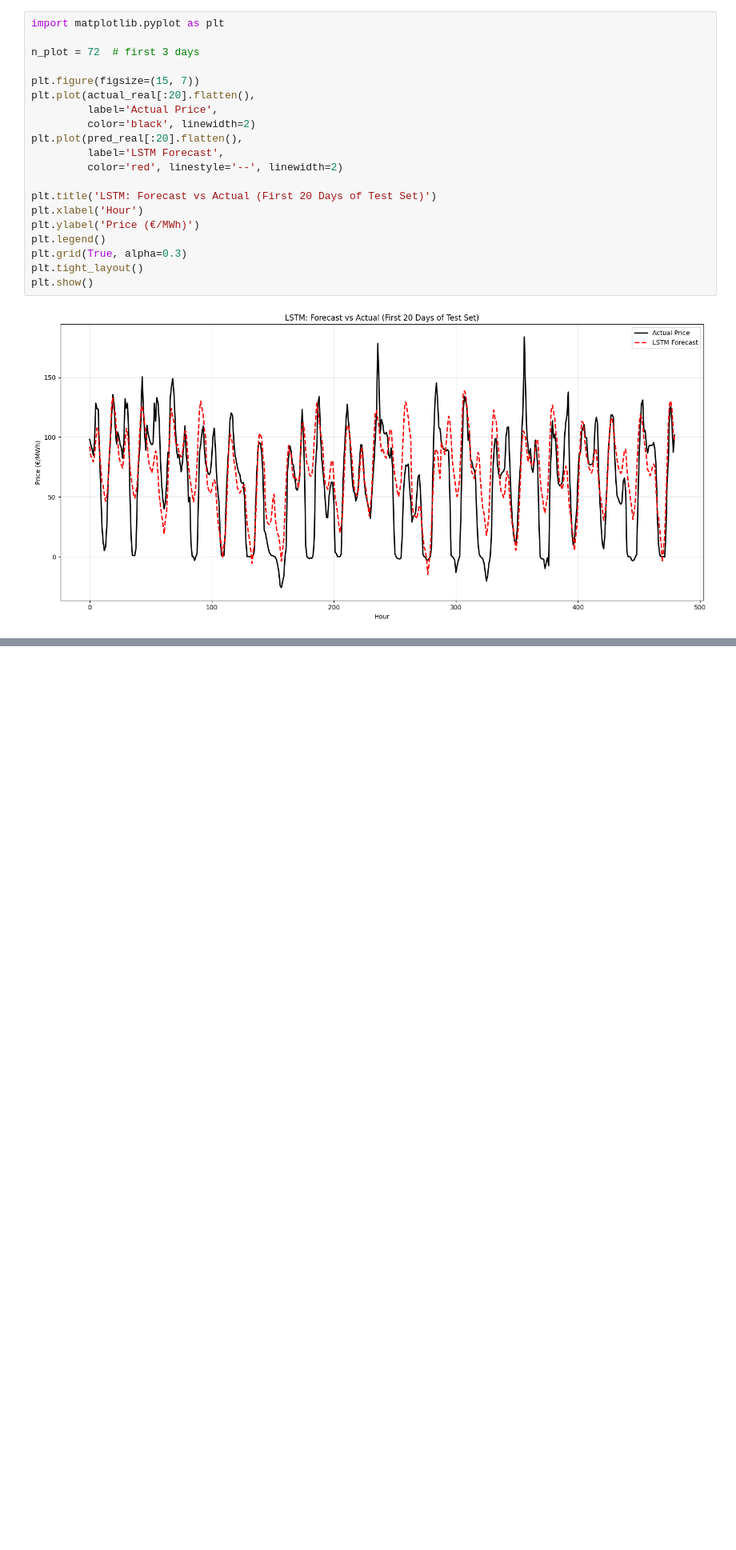
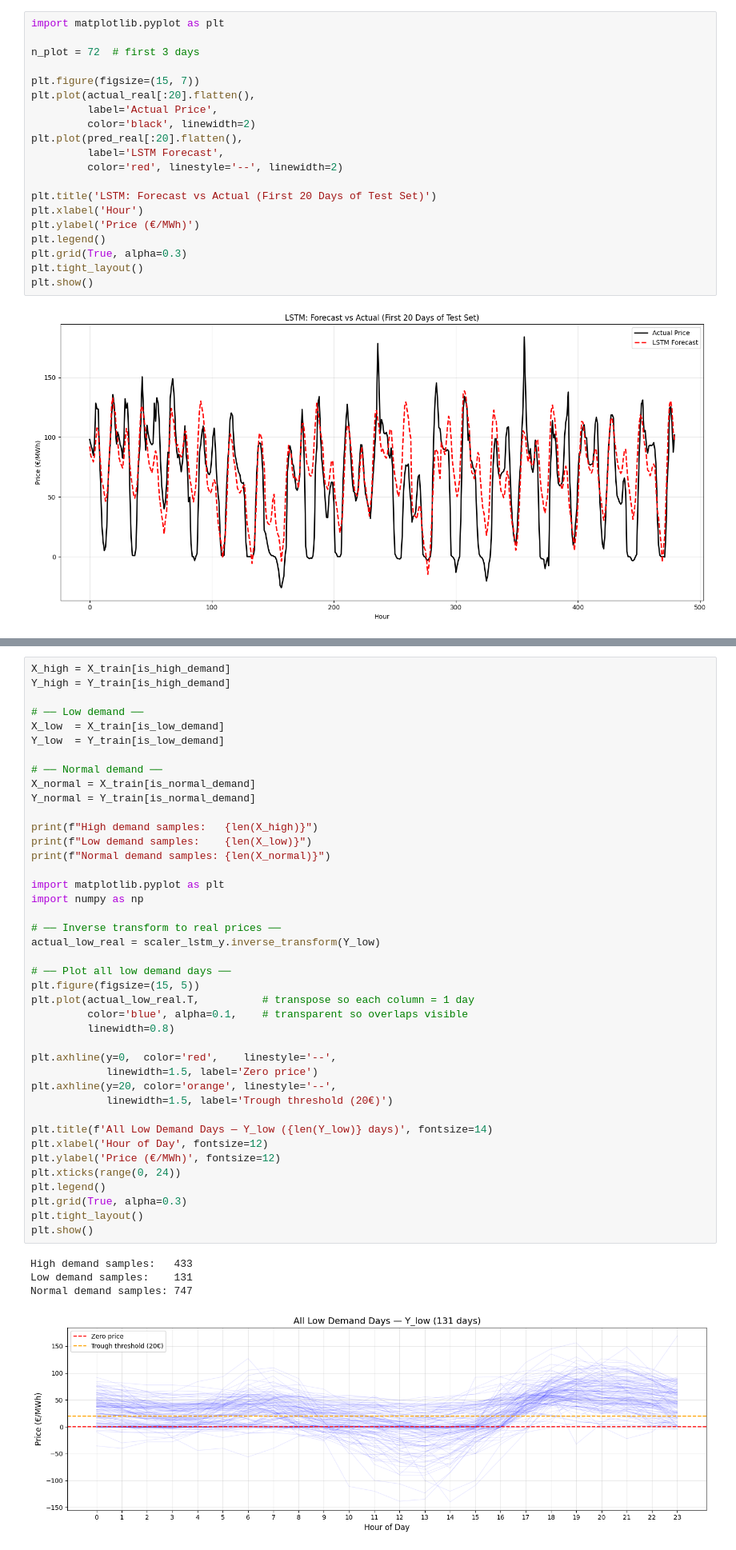
Before and after one commit to vuileKettelaar/SDS-Assignment, a Jupyter notebook: LSTM.ipynb, the cells around one changed output, grey strips where cells are left out. Shown at 80% size. Cells and saved outputs as stored; diff of their text form; blank space fills up the shorter version.

Commit message:
Added the decission tree model to determine HIGH Normal and Low demand hour

```diff
--- a/LSTM.ipynb
+++ b/LSTM.ipynb
@@ -298,0 +336,46 @@ pred_real   = scaler_lstm_y.inverse_transform(pred_scaled)
+# %%
+X_high = X_train[is_high_demand]
+Y_high = Y_train[is_high_demand]
+
+# ── Low demand ──
+X_low  = X_train[is_low_demand]
+Y_low  = Y_train[is_low_demand]
+
+# ── Normal demand ──
+X_normal = X_train[is_normal_demand]
+Y_normal = Y_train[is_normal_demand]
+
+print(f"High demand samples:   {len(X_high)}")
+print(f"Low demand samples:    {len(X_low)}")
+print(f"Normal demand samples: {len(X_normal)}")
+
+import matplotlib.pyplot as plt
+import numpy as np
+
+# ── Inverse transform to real prices ──
+actual_low_real = scaler_lstm_y.inverse_transform(Y_low)
+
+# ── Plot all low demand days ──
+plt.figure(figsize=(15, 5))
+plt.plot(actual_low_real.T,          # transpose so each column = 1 day
+         color='blue', alpha=0.1,    # transparent so overlaps visible
+         linewidth=0.8)
+
+plt.axhline(y=0,  color='red',    linestyle='--',
+            linewidth=1.5, label='Zero price')
+plt.axhline(y=20, color='orange', linestyle='--',
+            linewidth=1.5, label='Trough threshold (20€)')
+
+plt.title(f'All Low Demand Days — Y_low ({len(Y_low)} days)', fontsize=14)
+plt.xlabel('Hour of Day', fontsize=12)
+plt.ylabel('Price (€/MWh)', fontsize=12)
+plt.xticks(range(0, 24))
+plt.legend()
+plt.grid(True, alpha=0.3)
+plt.tight_layout()
+plt.show()
+# %% [output]
+High demand samples:   433
+Low demand samples:    131
+Normal demand samples: 747
+[figure, added]
```
Also changed, not shown: parts of 14 cells of this notebook, 3 other files.
